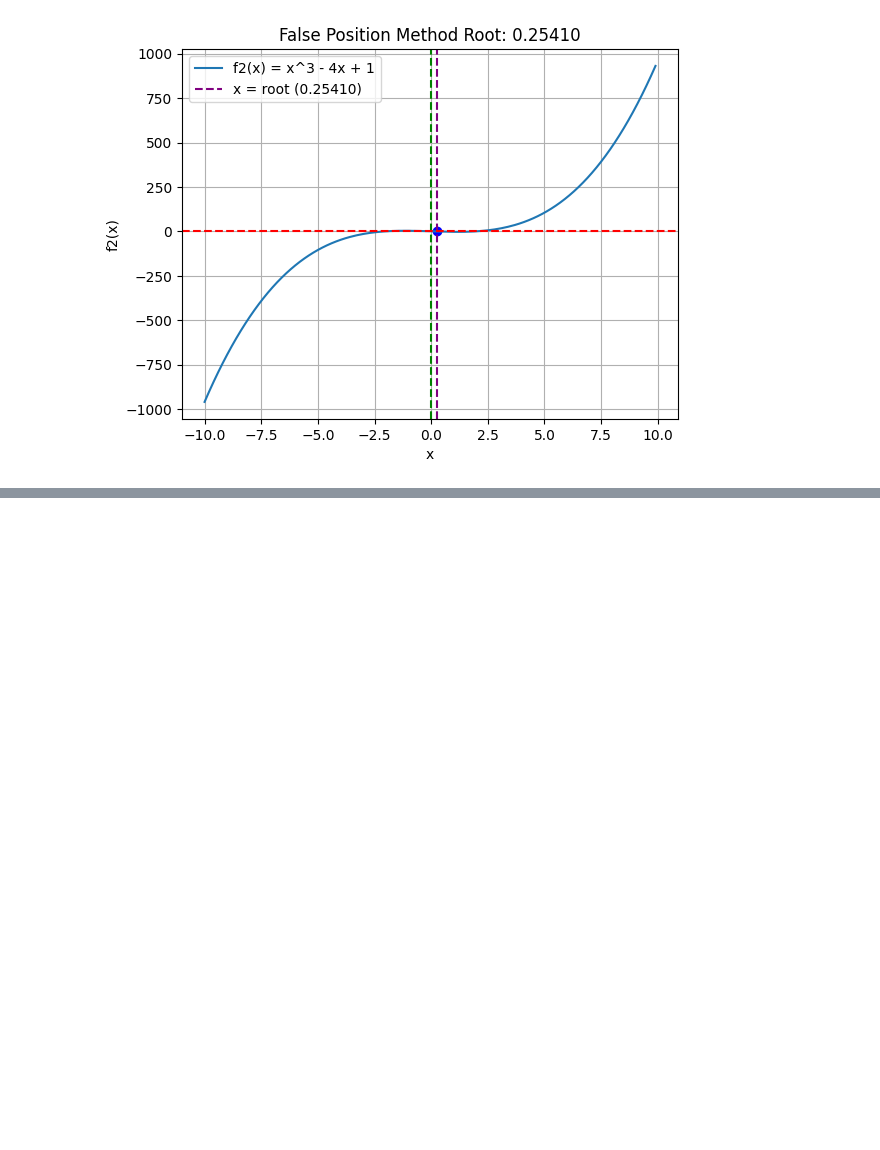
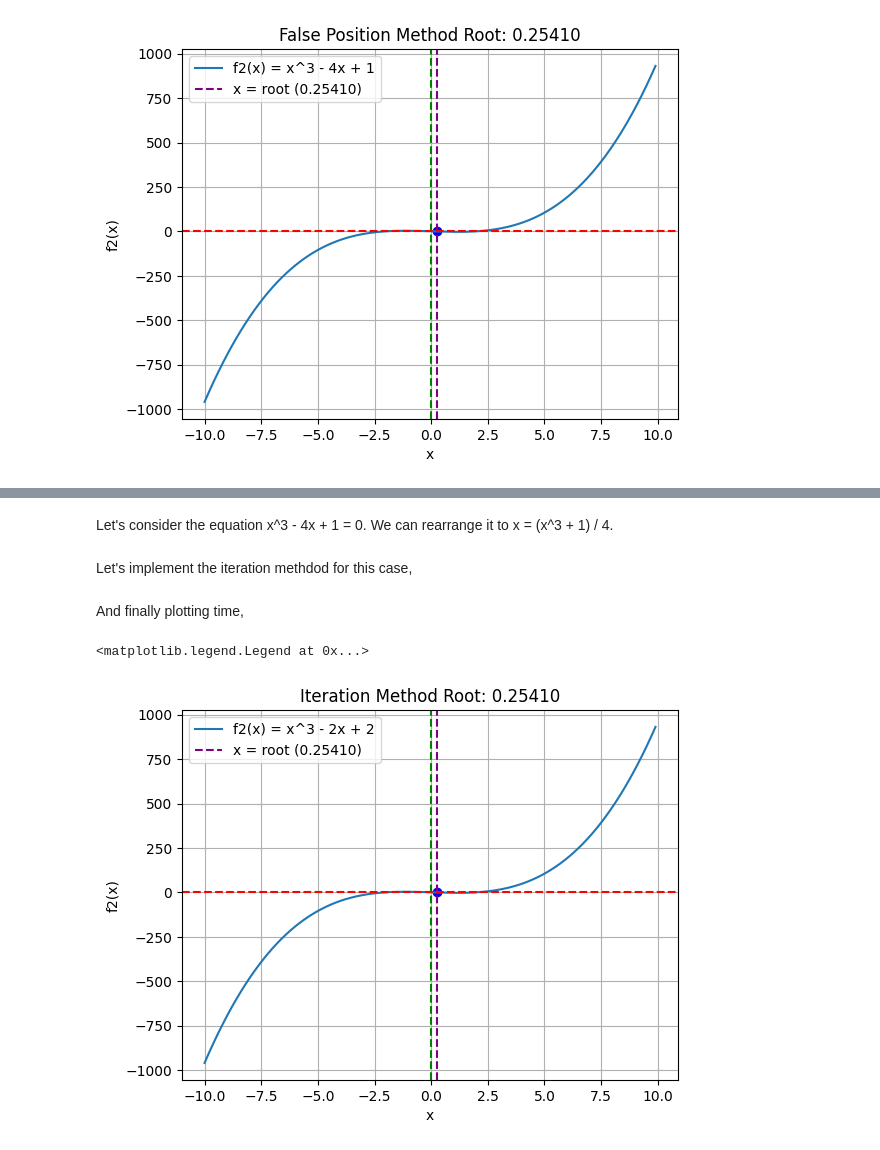
Before and after one commit to SharafatKarim/python-notebook, a Jupyter notebook: 02 - numerical methods/05 - root_finding.ipynb, the cells around one changed output, grey strips where cells are left out. Saved outputs shown, nothing was run; the diff lists cells and outputs as text; code cells hidden in the pictures; blank space fills up the shorter version.

Commit message:
iteration method

```diff
--- a/02 - numerical methods/05 - root_finding.ipynb
+++ b/02 - numerical methods/05 - root_finding.ipynb
@@ -183,0 +188,43 @@ plt.legend()
+# %% [markdown]
+Let's consider the equation x^3 - 4x + 1 = 0. We can rearrange it to x = (x^3 + 1) / 4.
+# %%
+def f2(x):
+    return x**3 - 2*x + 2
+
+def g3(x):
+    return (x**3 + 1) / 4
+# %% [markdown]
+Let's implement the iteration methdod for this case,
+# %%
+def iteration_method(g, x, tol=1e-5, max_iter=100):
+    for i in range(max_iter):
+        x_new = g(x)
+        if abs(x_new - x) < tol:
+            return x_new
+        x = x_new
+    raise ValueError(
+        "Iteration did not converge within the maximum number of iterations."
+    )
+# %% [markdown]
+And finally plotting time,
+# %%
+root = iteration_method(g3, 1)
+
+# Let's plot the result
+x = np.arange(-10, 10, 0.1)
+
+plt.plot(x, f2(x), label='f2(x) = x^3 - 2x + 2')
+plt.scatter(root, f2(root), color='blue')  # Mark the root on the plot
+plt.axvline(root, color='purple', linestyle='--', label=f'x = root ({root:.5f})')
+
+plt.axvline(0, color='green', linestyle='--')
+plt.axhline(0, color='red', linestyle='--')
+
+plt.xlabel('x')
+plt.ylabel('f2(x)')
+plt.title(f"Iteration Method Root: {root:.5f}")
+plt.grid()
+plt.legend()
+# %% [output]
+<matplotlib.legend.Legend at 0x...>
+[figure, added]
```
Also changed, not shown: parts of 1 cell of this notebook.
